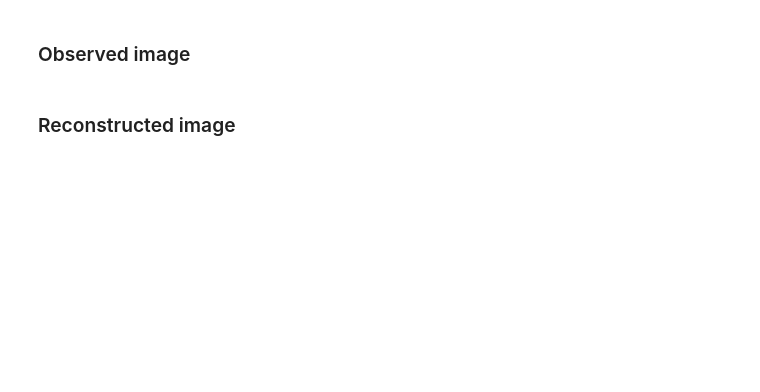
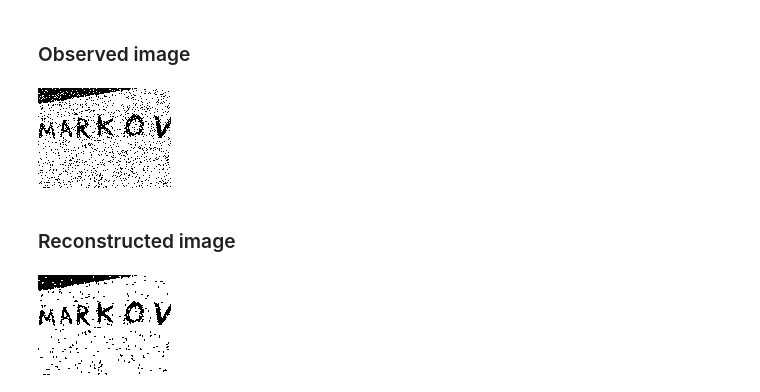
Before and after one commit to MarcoGorelli/Marco-explains-Markov, a Jupyter notebook: Markov random fields.ipynb, the cells around one changed output. Drawn from its saved outputs; the diff is of its cells as text; code cells hidden in the pictures; blank space fills up the shorter version.

```diff
--- a/Markov random fields.ipynb
+++ b/Markov random fields.ipynb
@@ -84,2 +100,6 @@ plt.imshow(y)
+# %%
+display_image(y)
+# %% [output]
+[figure, added]
 # %% [markdown]
 ### Reconstructed image
@@ -87,0 +106,4 @@ plt.imshow(x)
+# %%
+display_image(x)
+# %% [output]
+[figure, added]
```
Also changed, not shown: parts of 10 cells of this notebook.
